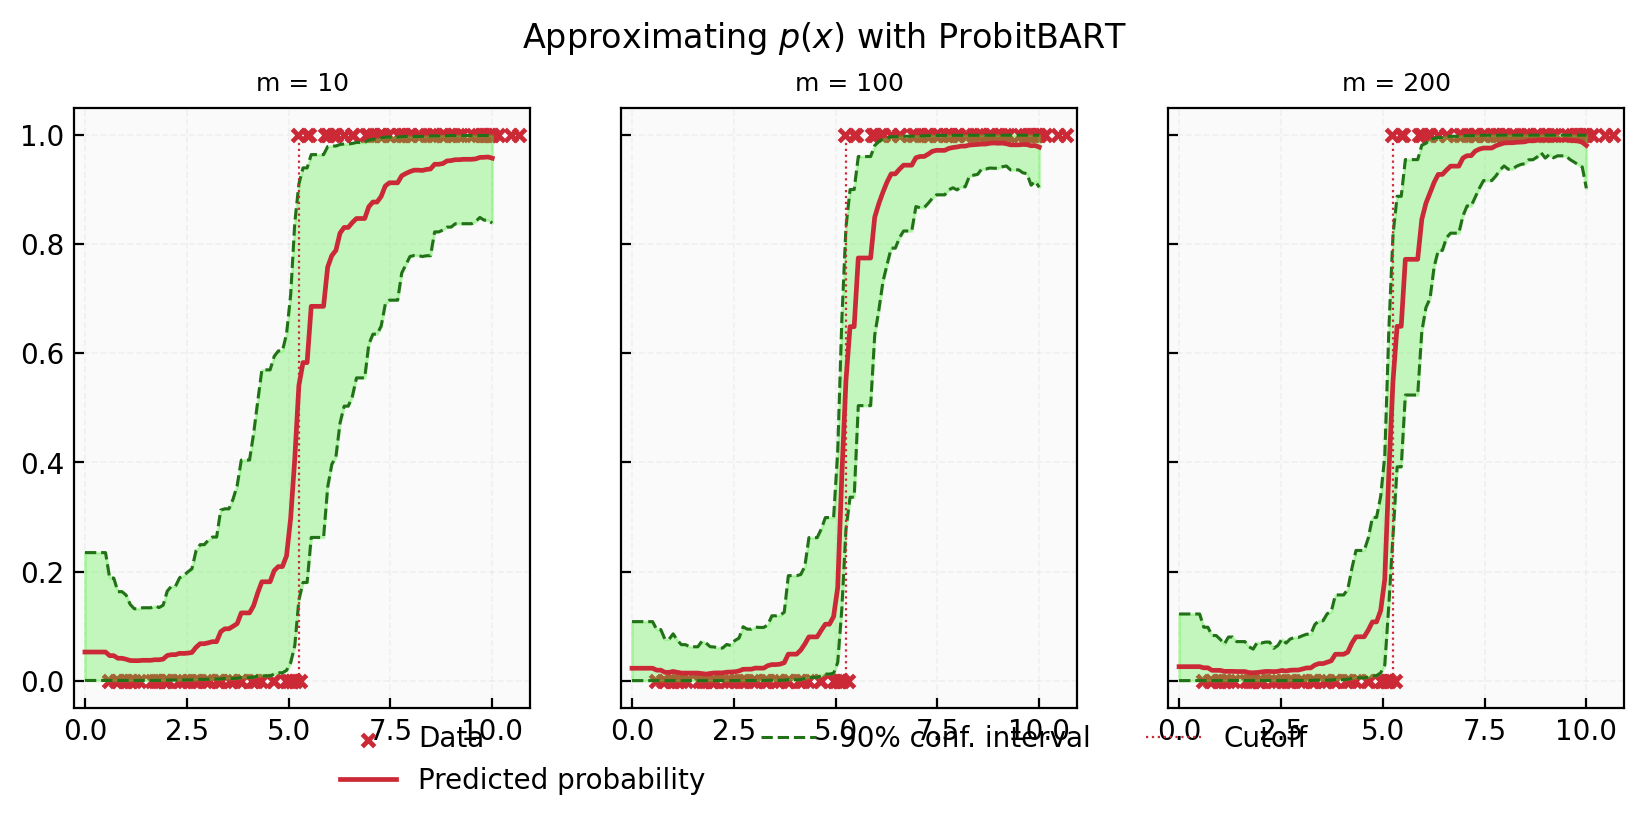
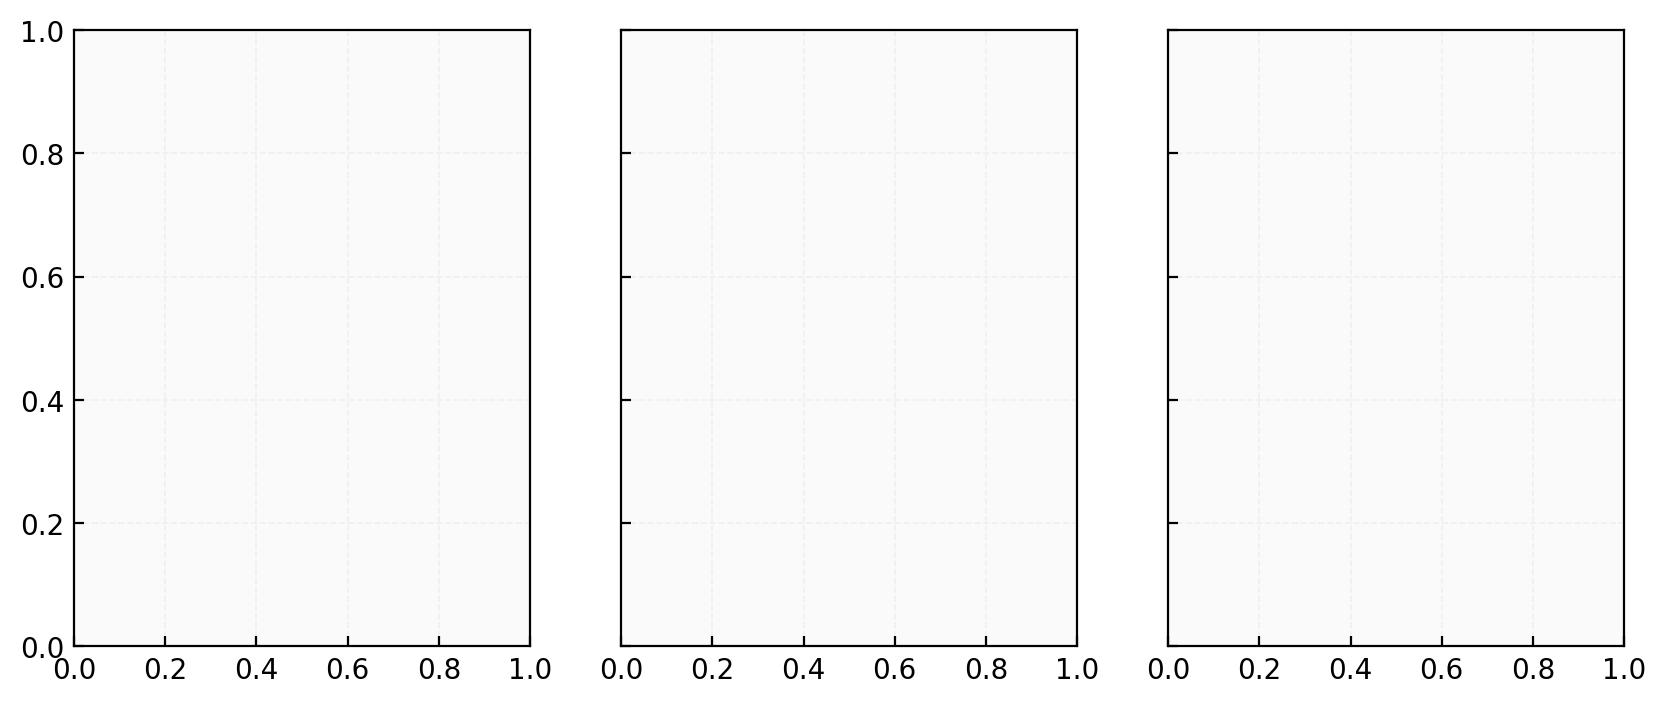
Code edit (unified diff) that turned the first committed figure into the second:
--- before
+++ after
@@ -11,5 +11,5 @@
     
 handles, labels = axes[0].get_legend_handles_labels()
-fig.legend(handles, labels, loc="lower center", bbox_to_anchor=(0.5, -0.02), ncol=3)
+fig.legend(handles, labels, loc="lower center", bbox_to_anchor=(0.5, -0.02), ncol=4)
 
 fig.suptitle("Approximating $p(x)$ with ProbitBART", fontsize=12)

Commit: Modified notebooks